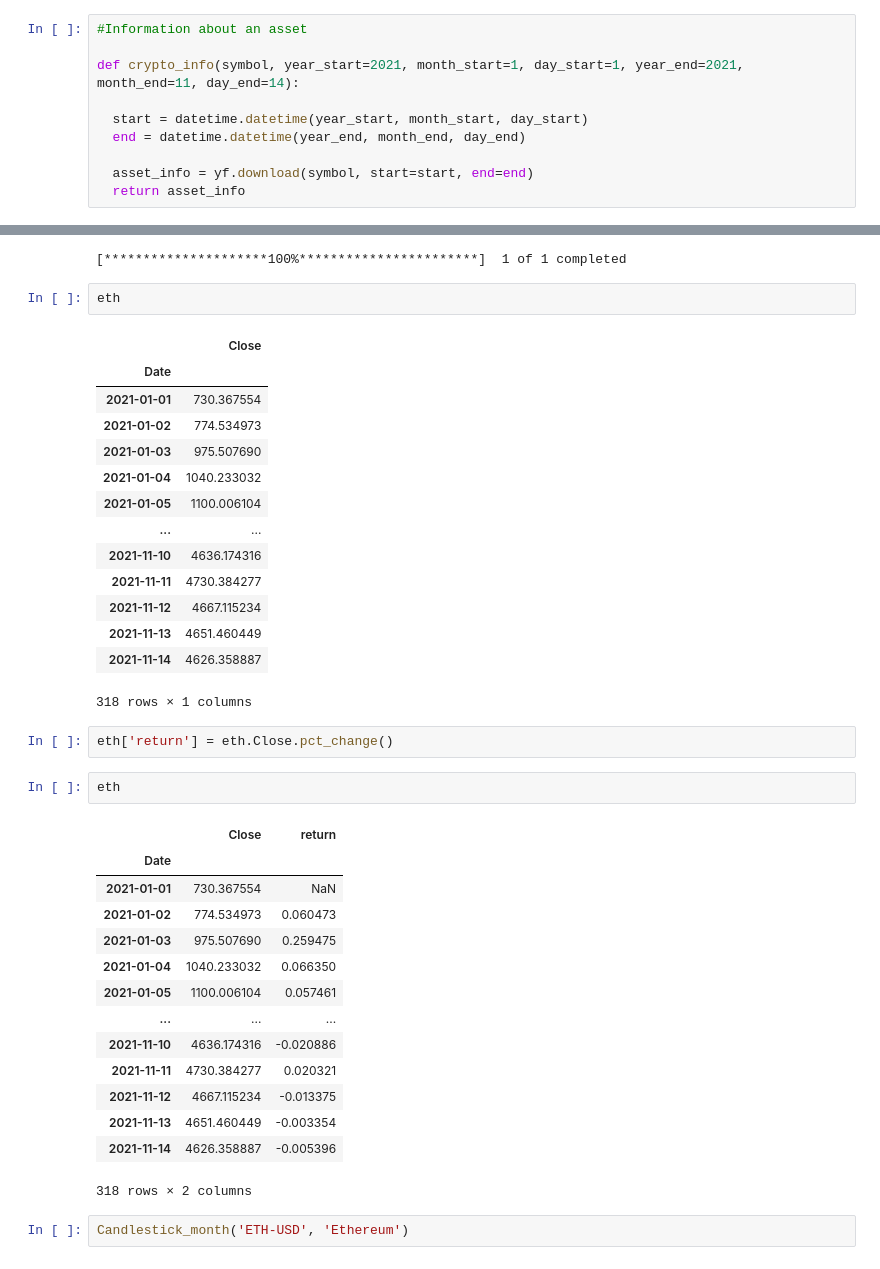
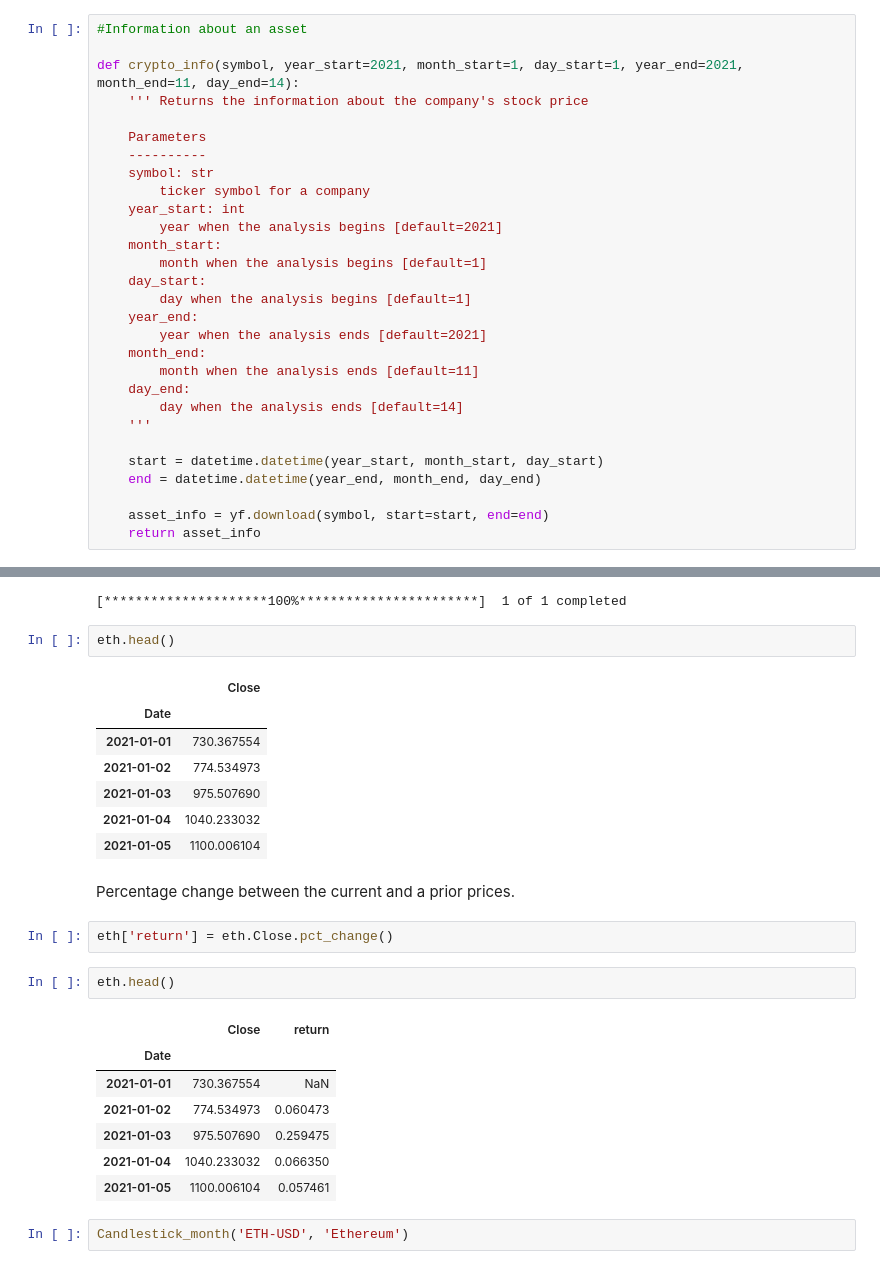
Before and after one commit to ssophiee/crypto_clusterization, a Jupyter notebook: crypto_clusterization.ipynb, the cells around one changed output, grey strips where cells are left out. Cells and saved outputs as stored; diff of their text form.

```diff
--- a/crypto_clusterization.ipynb
+++ b/crypto_clusterization.ipynb
@@ -146,9 +122,28 @@ def Candlestick(symbol, name):
 #Information about an asset
 
 def crypto_info(symbol, year_start=2021, month_start=1, day_start=1, year_end=2021, month_end=11, day_end=14):
+    ''' Returns the information about the company's stock price
 
-  start = datetime.datetime(year_start, month_start, day_start)
-  end = datetime.datetime(year_end, month_end, day_end)
+    Parameters
+    ----------
+    symbol: str
+        ticker symbol for a company
+    year_start: int
+        year when the analysis begins [default=2021]
+    month_start:
+        month when the analysis begins [default=1]
+    day_start:
+        day when the analysis begins [default=1]
+    year_end:
+        year when the analysis ends [default=2021]
+    month_end:
+        month when the analysis ends [default=11]
+    day_end:
+        day when the analysis ends [default=14]
+    '''
 
-  asset_info = yf.download(symbol, start=start, end=end)
-  return asset_info
+    start = datetime.datetime(year_start, month_start, day_start)
+    end = datetime.datetime(year_end, month_end, day_end)
+
+    asset_info = yf.download(symbol, start=start, end=end)
+    return asset_info
@@ -249,7 +218,7 @@ eth = pd.DataFrame(crypto_info('ETH-USD')['Close'])
 # %% [output]
 [*********************100%***********************]  1 of 1 completed
 # %%
-eth
+eth.head()
 # %% [output]
 |  | Close |
 | Date |  |
@@ -258,32 +227,20 @@ eth
 | 2021-01-03 | 975.507690 |
 | 2021-01-04 | 1040.233032 |
 | 2021-01-05 | 1100.006104 |
-| ... | ... |
-| 2021-11-10 | 4636.174316 |
-| 2021-11-11 | 4730.384277 |
-| 2021-11-12 | 4667.115234 |
-| 2021-11-13 | 4651.460449 |
-| 2021-11-14 | 4626.358887 |
-318 rows × 1 columns
+# %% [markdown]
+Percentage change between the current and a prior prices.
 # %%
 eth['return'] = eth.Close.pct_change()
 # %%
-eth
+eth.head()
 # %% [output]
 |  | Close | return |
 | Date |  |  |
 | 2021-01-01 | 730.367554 | NaN |
 | 2021-01-02 | 774.534973 | 0.060473 |
 | 2021-01-03 | 975.507690 | 0.259475 |
 | 2021-01-04 | 1040.233032 | 0.066350 |
 | 2021-01-05 | 1100.006104 | 0.057461 |
-| ... | ... | ... |
-| 2021-11-10 | 4636.174316 | -0.020886 |
-| 2021-11-11 | 4730.384277 | 0.020321 |
-| 2021-11-12 | 4667.115234 | -0.013375 |
-| 2021-11-13 | 4651.460449 | -0.003354 |
-| 2021-11-14 | 4626.358887 | -0.005396 |
-318 rows × 2 columns
 # %%
 Candlestick_month('ETH-USD', 'Ethereum')
 # %% [output]
```
Also changed, not shown: parts of 48 cells of this notebook, 1 other file.
